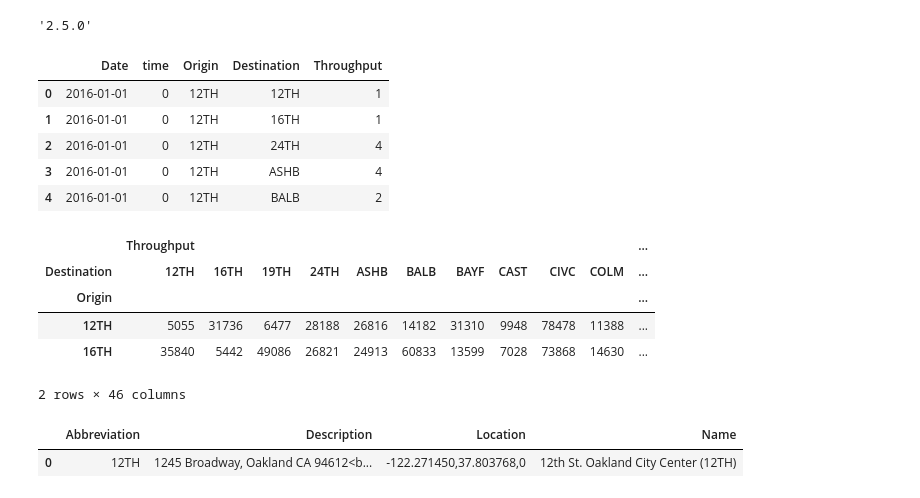
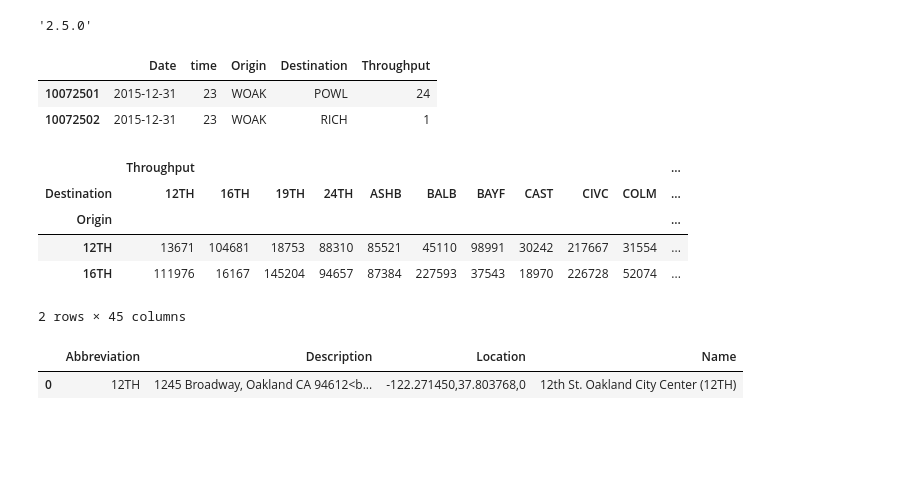
Before and after one commit to mayushah1/Branch4, a Jupyter notebook: 04_Python/BART_Data_Exploration.ipynb, the cells around one changed output. Drawn from its saved outputs; the diff is of its cells as text; code cells hidden in the pictures; blank space fills up the shorter version.

```diff
--- a/04_Python/BART_Data_Exploration.ipynb
+++ b/04_Python/BART_Data_Exploration.ipynb
@@ -19,30 +19,27 @@ py.__version__
 # %%
 # Read in data.  Station Info is combined with Superbowl throughput data provided by Mayur
 # Throughput definition: the number of people that click in/out of a station
 csvpath = os.path.join('..','03_Data','station_info.csv')
 
-# 2016 & 2017 data read in directly from Bart, used for heatmap
+# 2016 & 2015 data read in directly from Bart, used for heatmap
 csv_2016 = pd.read_csv("http://64.111.127.166/origin-destination/date-hour-soo-dest-2016.csv.gz", names=['Date', 'time', 'Origin', 'Destination', 'Throughput',])
-csv_2017 = pd.read_csv("http://64.111.127.166/origin-destination/date-hour-soo-dest-2017.csv.gz", names=['Date', 'time', 'Origin', 'Destination', 'Throughput',])
-csv_2016.head()
+csv_2015 = pd.read_csv("http://64.111.127.166/origin-destination/date-hour-soo-dest-2015.csv.gz", names=['Date', 'time', 'Origin', 'Destination', 'Throughput',])
+csv_2015.tail(2)
 # %% [output]
 |  | Date | time | Origin | Destination | Throughput |
-| 0 | 2016-01-01 | 0 | 12TH | 12TH | 1 |
-| 1 | 2016-01-01 | 0 | 12TH | 16TH | 1 |
-| 2 | 2016-01-01 | 0 | 12TH | 24TH | 4 |
-| 3 | 2016-01-01 | 0 | 12TH | ASHB | 4 |
-| 4 | 2016-01-01 | 0 | 12TH | BALB | 2 |
+| 10072501 | 2015-12-31 | 23 | WOAK | POWL | 24 |
+| 10072502 | 2015-12-31 | 23 | WOAK | RICH | 1 |
 # %%
 pivot2016 = csv_2016.pivot_table(index=['Origin'], columns=['Destination'],values=['Throughput'],aggfunc=np.sum)
-pivot2017 = csv_2017.pivot_table(index=['Origin'], columns=['Destination'],values=['Throughput'],aggfunc=np.sum)
-pivot2017.head(2)
+pivot2015 = csv_2015.pivot_table(index=['Origin'], columns=['Destination'],values=['Throughput'],aggfunc=np.sum)
+pivot2015.head(2)
 # %% [output]
 |  | Throughput |  |  |  |  |  |  |  |  |  | ... |
 | Destination | 12TH | 16TH | 19TH | 24TH | ASHB | BALB | BAYF | CAST | CIVC | COLM | ... |
 | Origin |  |  |  |  |  |  |  |  |  |  | ... |
-| 12TH | 5055 | 31736 | 6477 | 28188 | 26816 | 14182 | 31310 | 9948 | 78478 | 11388 | ... |
-| 16TH | 35840 | 5442 | 49086 | 26821 | 24913 | 60833 | 13599 | 7028 | 73868 | 14630 | ... |
+| 12TH | 13671 | 104681 | 18753 | 88310 | 85521 | 45110 | 98991 | 30242 | 217667 | 31554 | ... |
+| 16TH | 111976 | 16167 | 145204 | 94657 | 87384 | 227593 | 37543 | 18970 | 226728 | 52074 | ... |
-2 rows × 46 columns
+2 rows × 45 columns
 # %%
 # Read in stations data
 bart_stations = pd.read_csv(csvpath, encoding = "utf-8")
```
Also changed, not shown: parts of 6 cells of this notebook, 3 other files.
